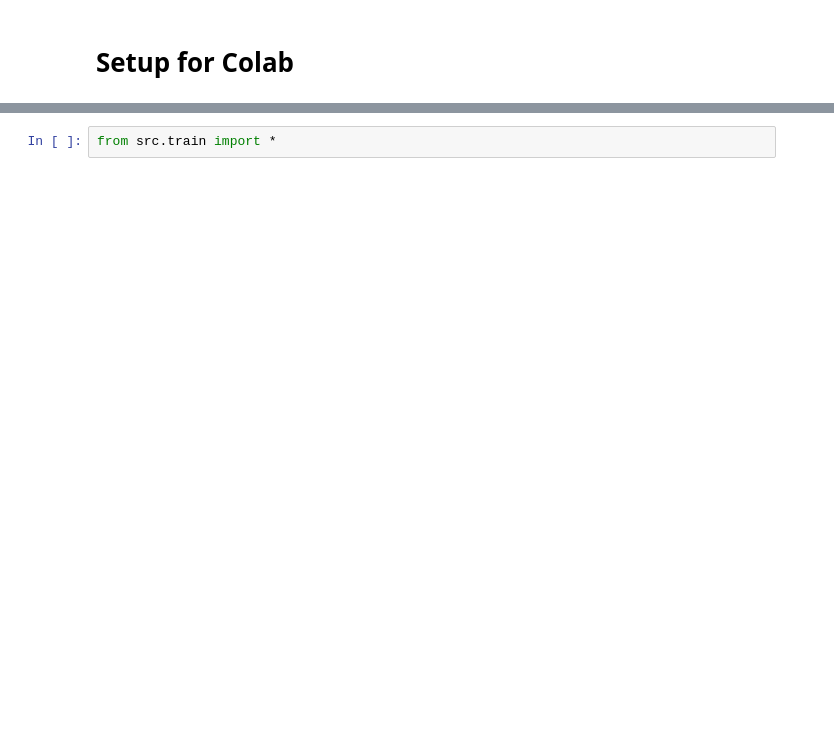
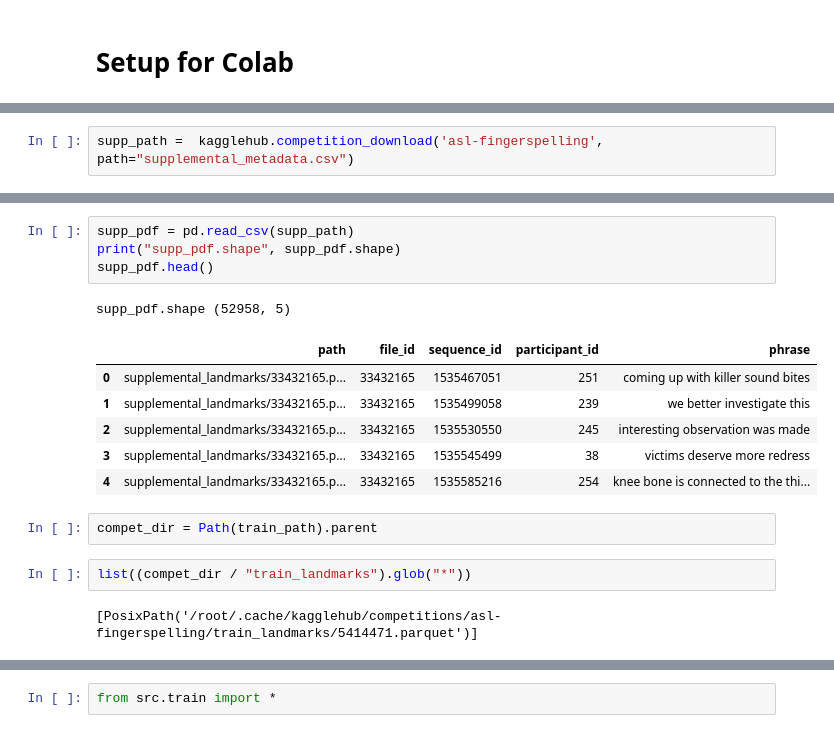
Before and after one commit to lejuin/aidl_fingerspelling, a Jupyter notebook: notebooks/Run_git_code_in_colab.ipynb, the cells around one changed output, grey strips where cells are left out. Saved outputs shown, nothing was run; the diff lists cells and outputs as text; blank space fills up the shorter version.

```diff
--- a/notebooks/Run_git_code_in_colab.ipynb
+++ b/notebooks/Run_git_code_in_colab.ipynb
@@ -98,0 +127,2 @@ args.train_csv
+# %%
+supp_path =  kagglehub.competition_download('asl-fingerspelling', path="supplemental_metadata.csv")
@@ -98,0 +148,18 @@ args.train_csv
+# %%
+supp_pdf = pd.read_csv(supp_path)
+print("supp_pdf.shape", supp_pdf.shape)
+supp_pdf.head()
+# %% [output]
+supp_pdf.shape (52958, 5)
+|  | path | file_id | sequence_id | participant_id | phrase |
+| 0 | supplemental_landmarks/33432165.p... | 33432165 | 1535467051 | 251 | coming up with killer sound bites |
+| 1 | supplemental_landmarks/33432165.p... | 33432165 | 1535499058 | 239 | we better investigate this |
+| 2 | supplemental_landmarks/33432165.p... | 33432165 | 1535530550 | 245 | interesting observation was made |
+| 3 | supplemental_landmarks/33432165.p... | 33432165 | 1535545499 | 38 | victims deserve more redress |
+| 4 | supplemental_landmarks/33432165.p... | 33432165 | 1535585216 | 254 | knee bone is connected to the thi... |
+# %%
+compet_dir = Path(train_path).parent
+# %%
+list((compet_dir / "train_landmarks").glob("*"))
+# %% [output]
+[PosixPath('/root/.cache/kagglehub/competitions/asl-fingerspelling/train_landmarks/5414471.parquet')]
```
Also changed, not shown: parts of 50 cells of this notebook.
